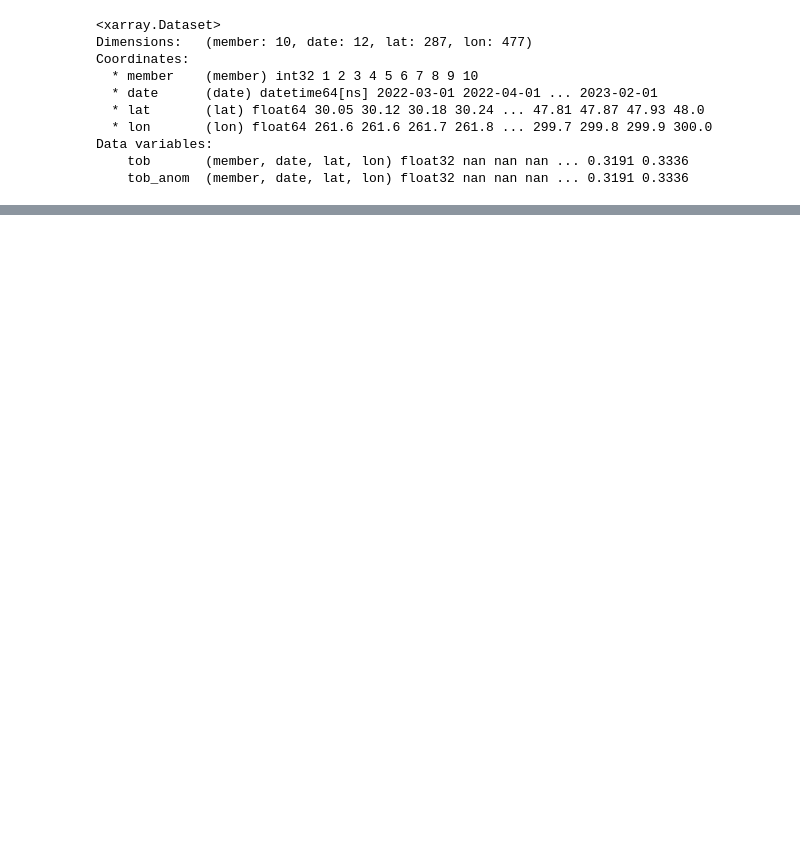
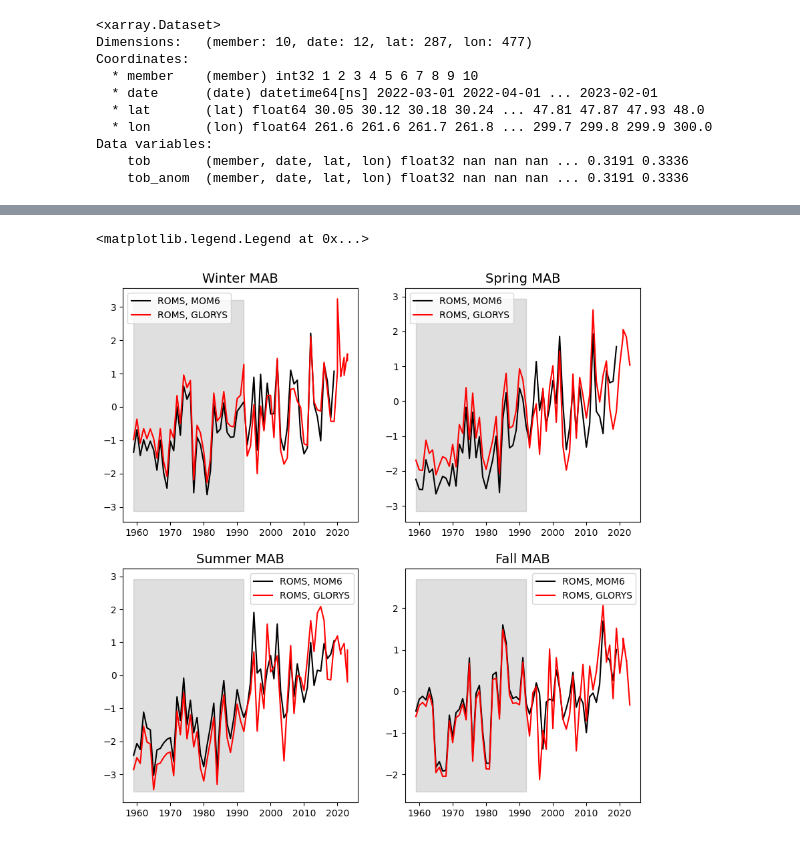
Before and after one commit to LGruenburg/MOM6_Validation, a Jupyter notebook: SOE/Bottom_Temperature.ipynb, the cells around one changed output, grey strips where cells are left out. Drawn from its saved outputs; the diff is of its cells as text; code cells hidden in the pictures; blank space fills up the shorter version.

```diff
--- a/SOE/Bottom_Temperature.ipynb
+++ b/SOE/Bottom_Temperature.ipynb
@@ -587,0 +726,5 @@ Data variables:
+# %%
+BT['Source'][np.where(BT.Time >=1993)] = 'MOM6'
+BTss['Source'][np.where(BTss.Time >=1993)] = 'MOM6'
+BTgb['Source'][np.where(BTgb.Time>=1993)] = 'MOM6'
+BTgom['Source'][np.where(BTgom.Time>=1993)] = 'MOM6'
@@ -587,0 +929,14 @@ Data variables:
+# %%
+BT_gom_annual = pn.DataFrame(data = {'Time': gom_m6_ts_annual.year,
+                            'Value': gom_m6_ts_annual.tob,
+                            'EPU': ['GOM']*27,
+                            'Source': ['MOM6']*27,
+                            'Var': ['Annual_Bottom Temp']*27,
+                            'Units': ['degrees C']*27})
+# %%
+BT = pn.concat([BT, BT_sp, BT_su, BT_fa,
+                BTss, BT_spss, BT_suss, BT_fass,
+                BTgb, BT_spgb, BT_sugb, BT_fagb,
+                BTgom, BT_spgom, BT_sugom, BT_fagom,
+                BT_mab_annual, BT_gb_annual,
+                BT_ss_annual, BT_gom_annual])
@@ -587,0 +959,43 @@ Data variables:
+# %%
+fig, ax = plt.subplots(nrows = 2, ncols = 2, figsize = [10,10])
+
+df1 = BT[(BT.Var == 'Winter bottom temp anomaly roms_mom6') & (BT.EPU == 'MAB')]
+df1a = glorys_bt_ind[(glorys_bt_ind.Var == 'Winter_Bottom Temp Anomaly') & (glorys_bt_ind.EPU == 'MAB')]
+df2 = BT[(BT.Var == 'Spring bottom temp anomaly roms_mom6') & (BT.EPU == 'MAB')]
+df2a = glorys_bt_ind[(glorys_bt_ind.Var == 'Spring_Bottom Temp Anomaly') & (glorys_bt_ind.EPU == 'MAB')]
+df3 = BT[(BT.Var == 'Summer bottom temp anomaly roms_mom6') & (BT.EPU == 'MAB')]
+df3a = glorys_bt_ind[(glorys_bt_ind.Var == 'Summer_Bottom Temp Anomaly') & (glorys_bt_ind.EPU == 'MAB')]
+df4 = BT[(BT.Var == 'Fall bottom temp anomaly roms_mom6') & (BT.EPU == 'MAB')]
+df4a = glorys_bt_ind[(glorys_bt_ind.Var == 'Fall_Bottom Temp Anomaly') & (glorys_bt_ind.EPU == 'MAB')]
+
+
+ax[0,0].plot(df1.Time, df1.Value, c = 'k', label = 'ROMS, MOM6')
+#ax[0,0].scatter(df1[df1.Source == 'ROMS'].Time, df1[df1.Source == 'ROMS'].Value, c = 'k', marker = 'o', label = 'ROMS')
+#ax[0,0].scatter(df1[df1.Source == 'MOM6'].Time, df1[df1.Source == 'MOM6'].Value, c = 'k', marker = '^', label = 'MOM6')
+ax[0,0].plot(df1a.Time, df1a.Value, c = 'r', label = 'ROMS, GLORYS')
+ax[0,0].fill_between(np.arange(1959,1993), min(df1.Value)-0.5, max(df1.Value) +1, alpha=0.25, color = 'grey')
+#ax[0,0].scatter(df1a[df1a.Source == 'ROMS'].Time, df1a[df1a.Source == 'ROMS'].Value, c = 'r', marker = 'o')
+#ax[0,0].scatter(df1a[df1a.Source == 'GLORYS'].Time, df1a[df1a.Source == 'GLORYS'].Value, c = 'r', marker = 's', label = 'GLORYS')
+ax[0,0].set_title('Winter MAB', fontsize = 14)
+ax[0,0].legend()
+
+ax[0,1].plot(df2.Time[:61], df2.Value[:61], c = 'k', label = 'ROMS, MOM6')
+ax[0,1].plot(df2a.Time, df2a.Value, c = 'r', label = 'ROMS, GLORYS')
+ax[0,1].fill_between(np.arange(1959,1993), min(df2.Value)-0.5, max(df2.Value) +1, alpha=0.25, color = 'grey')
+ax[0,1].set_title('Spring MAB', fontsize = 14)
+ax[0,1].legend()
+
+ax[1,0].plot(df3.Time[:61], df3.Value[:61], c = 'k', label = 'ROMS, MOM6')
+ax[1,0].plot(df3a.Time, df3a.Value, c = 'r', label = 'ROMS, GLORYS')
+ax[1,0].fill_between(np.arange(1959,1993), min(df3.Value)-0.5, max(df3.Value) +1, alpha=0.25, color = 'grey')
+ax[1,0].set_title('Summer MAB', fontsize = 14)
+ax[1,0].legend()
+
+ax[1,1].plot(df4.Time[:61], df4.Value[:61], c = 'k', label = 'ROMS, MOM6')
+ax[1,1].plot(df4a.Time, df4a.Value, c = 'r', label = 'ROMS, GLORYS')
+ax[1,1].fill_between(np.arange(1959,1993), min(df4.Value)-0.5, max(df4.Value) +1, alpha=0.25, color = 'grey')
+ax[1,1].set_title('Fall MAB', fontsize = 14)
+ax[1,1].legend()
+# %% [output]
+<matplotlib.legend.Legend at 0x...>
+[figure, added]
```
Also changed, not shown: parts of 56 cells of this notebook, 7 other files.
